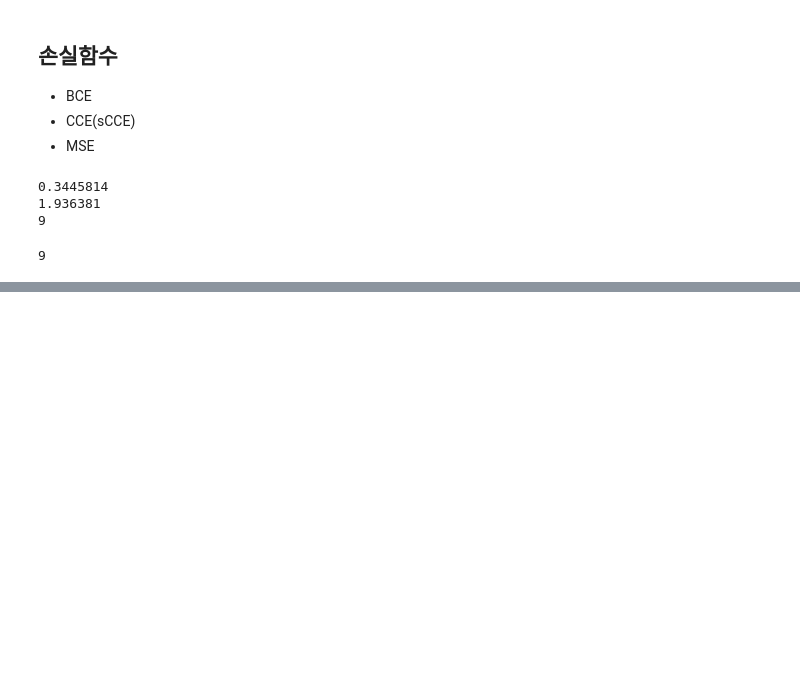
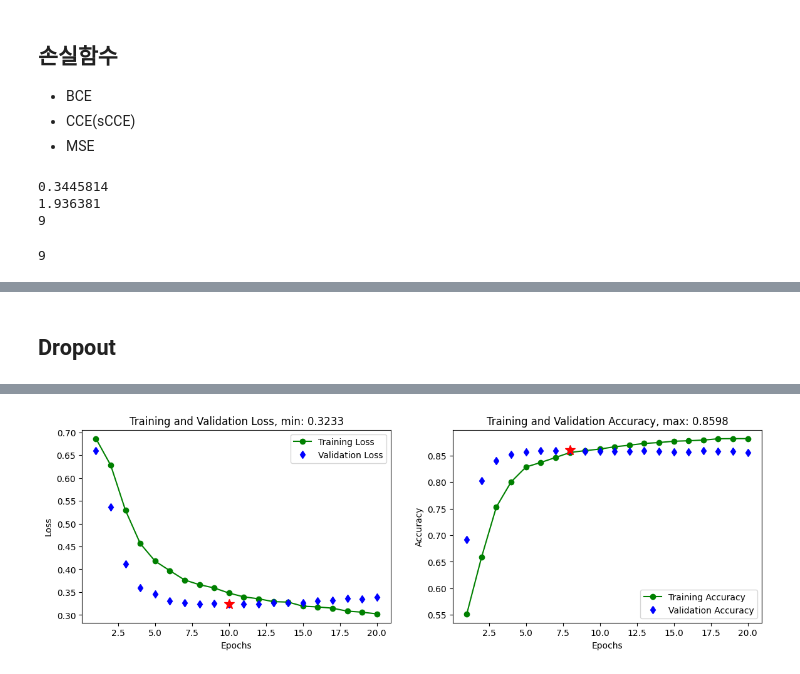
Before and after one commit to alemskdlt/dl02, a Jupyter notebook: notebook/ch08_DNN.ipynb, the cells around one changed output, grey strips where cells are left out. Saved outputs shown, nothing was run; the diff lists cells and outputs as text; code cells hidden in the pictures; blank space fills up the shorter version.

```diff
--- a/notebook/ch08_DNN.ipynb
+++ b/notebook/ch08_DNN.ipynb
@@ -74,0 +455,78 @@ custom_loss_function(np.array(y_true), np.array(y_pred)).numpy()
+# %% [markdown]
+## Dropout
+# %%
+import numpy as numpy
+import tensorflow as tf
+import matplotlib.pyplot as plt
+
+# 데이터 다운로드
+(train_data, train_labels), (test_data, test_labels) = \
+    tf.keras.datasets.imdb.load_data( num_words=1000)
+
+# 원-핫 인코딩으로 변환하는 함수
+def one_hot_sequences(sequences, dimension=1000):
+    results = numpy.zeros((len(sequences), dimension))
+    for i, word_index in enumerate(sequences):
+        results[i, word_index] = 1.
+    return results
+
+train_data = one_hot_sequences(train_data)
+test_data = one_hot_sequences(test_data)
+
+# 신경망 모델 구축
+model = tf.keras.Sequential()
+model.add(tf.keras.layers.Dense(16, activation='relu', input_shape=(1000,)))
+model.add(tf.keras.layers.Dropout(0.5))
+model.add(tf.keras.layers.Dense(16, activation='relu'))
+model.add(tf.keras.layers.Dropout(0.5))
+model.add(tf.keras.layers.Dense(1, activation='sigmoid'))
+
+model.compile(loss='binary_crossentropy', optimizer='adam',
+                  metrics=['accuracy'])
+
+# 신경망 훈련, 검증 데이터 전달
+history = model.fit(train_data,
+                    train_labels,
+                    epochs=20,
+                    batch_size=512,
+                    validation_data=(test_data, test_labels),
+                    verbose=2)
+# 훈련 데이터의 손실값과 검증 데이터의 손실값을 그래프에 출력
+#############################################
+# More training graphs
+# More graphs of loss and accuracy
+# import matplotlib.pyplot as plt
+import numpy as np
+
+history_dict = history.history
+loss = history_dict['loss']
+val_loss = history_dict['val_loss']
+
+epochs = range(1, len(loss) + 1)
+
+plt.figure(figsize=(14, 4))
+
+plt.subplot(1,2,1)
+plt.plot(epochs, loss, 'go-', label='Training Loss')
+plt.plot(epochs, val_loss, 'bd', label='Validation Loss')
+plt.plot(np.argmin(np.array(val_loss))+1,val_loss[np.argmin(np.array(val_loss))], 'r*', ms=12)
+plt.title('Training and Validation Loss, min: ' + str(np.round(val_loss[np.argmin(np.array(val_loss))],4)))
+plt.xlabel('Epochs')
+plt.ylabel('Loss')
+plt.legend()
+
+acc = history_dict['accuracy']
+val_acc = history_dict['val_accuracy']
+
+epochs = range(1, len(loss) + 1)
+
+plt.subplot(1,2,2)
+plt.plot(epochs, acc, 'go-', label='Training Accuracy') #, c='blue')
+plt.plot(epochs, val_acc, 'bd', label='Validation Accuracy') #, c='red')
+plt.plot(np.argmax(np.array(val_acc))+1,val_acc[np.argmax(np.array(val_acc))], 'r*', ms=12)
+plt.title('Training and Validation Accuracy, max: ' + str(np.round(val_acc[np.argmax(np.array(val_acc))],4)))
+plt.xlabel('Epochs')
+plt.ylabel('Accuracy')
+plt.legend()
+plt.show()
+# %% [output]
@@ -74,0 +550 @@ custom_loss_function(np.array(y_true), np.array(y_pred)).numpy()
+[figure, added]
```
Also changed, not shown: parts of 27 cells of this notebook.
